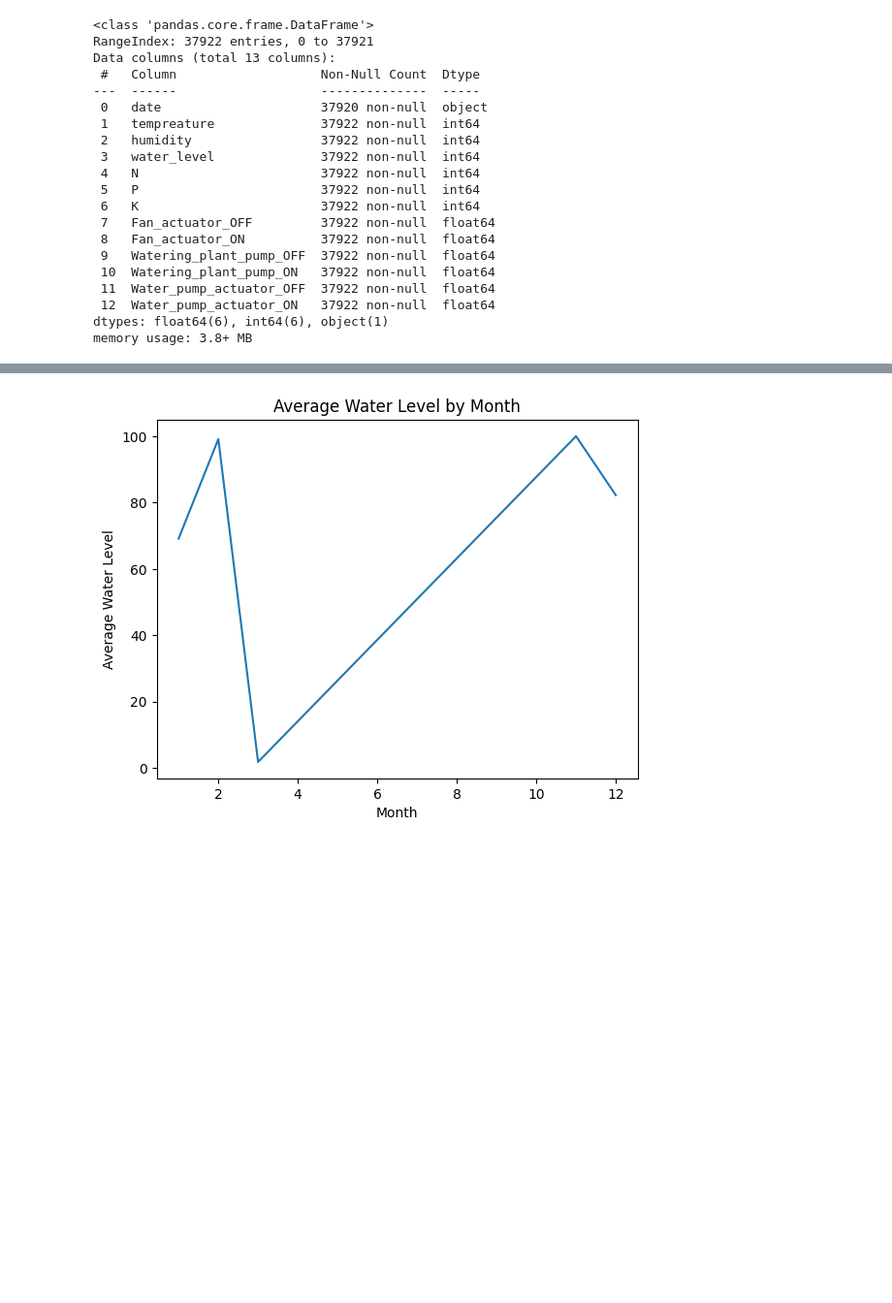
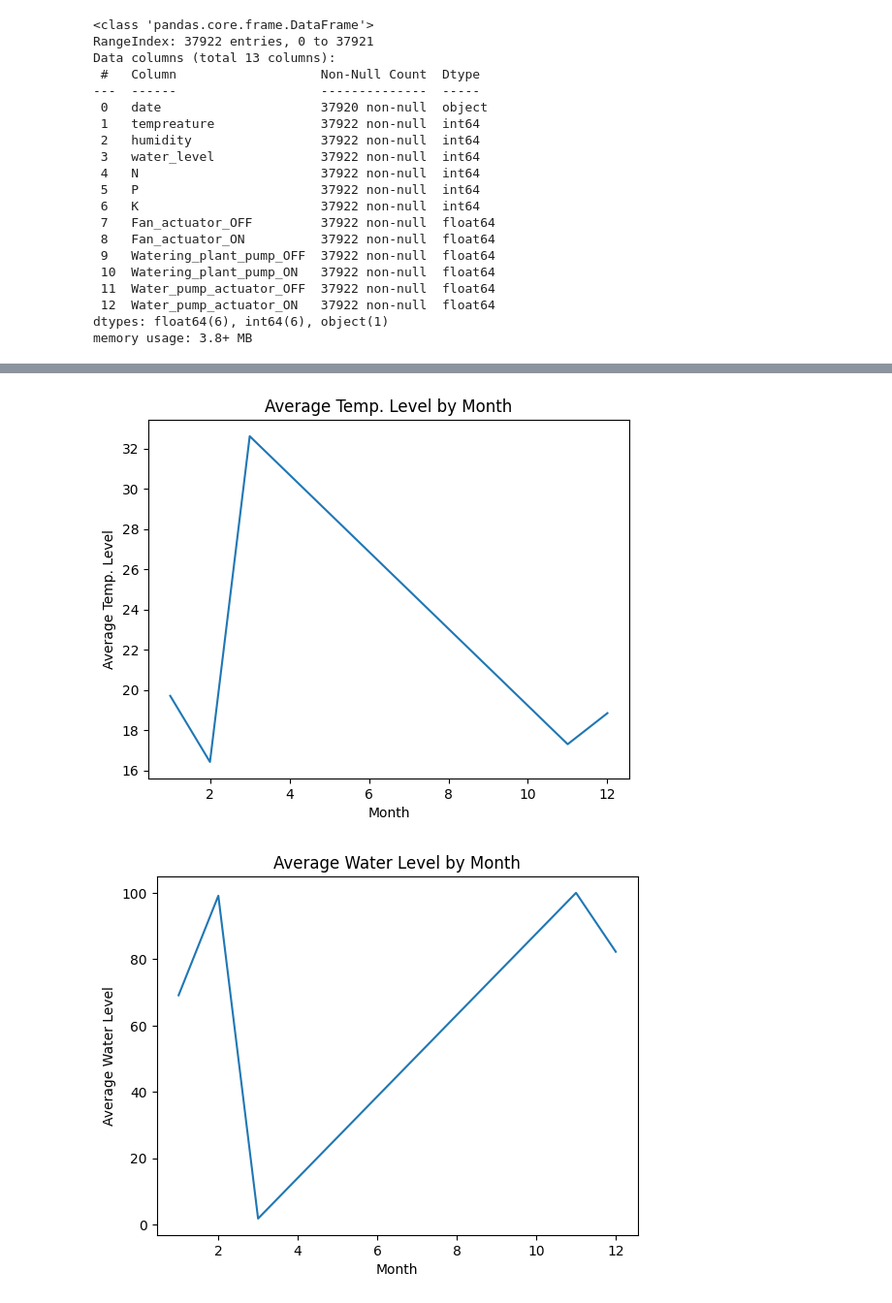
Before and after one commit to WiggleCode/AAI-530-IoT-Application-Design-Final-Project, a Jupyter notebook: RNN Model in progress Jeff.ipynb, the cells around one changed output, grey strips where cells are left out. Shown at 97% size. Saved outputs shown, nothing was run; the diff lists cells and outputs as text; code cells hidden in the pictures; blank space fills up the shorter version.

```diff
--- a/RNN Model in progress Jeff.ipynb
+++ b/RNN Model in progress Jeff.ipynb
@@ -126,3 +117,12 @@ dtype: float64
+# %%
+# Calculation of average Temperature by month
+temp_level_by_month = df.groupby('month')['tempreature'].mean().plot()
+temp_level_by_month.set_title('Average Temp. Level by Month')
+temp_level_by_month.set_xlabel('Month')
+temp_level_by_month.set_ylabel('Average Temp. Level')
+plt.show()
+# %% [output]
+[figure, added]
 # %%
 
 # Calculation of average water used by month
```
Also changed, not shown: parts of 13 cells of this notebook.
